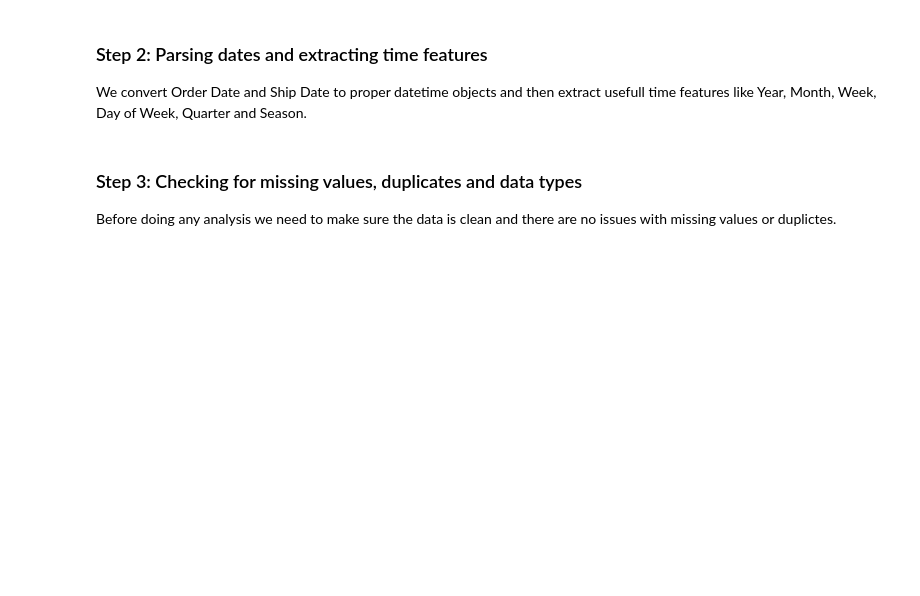
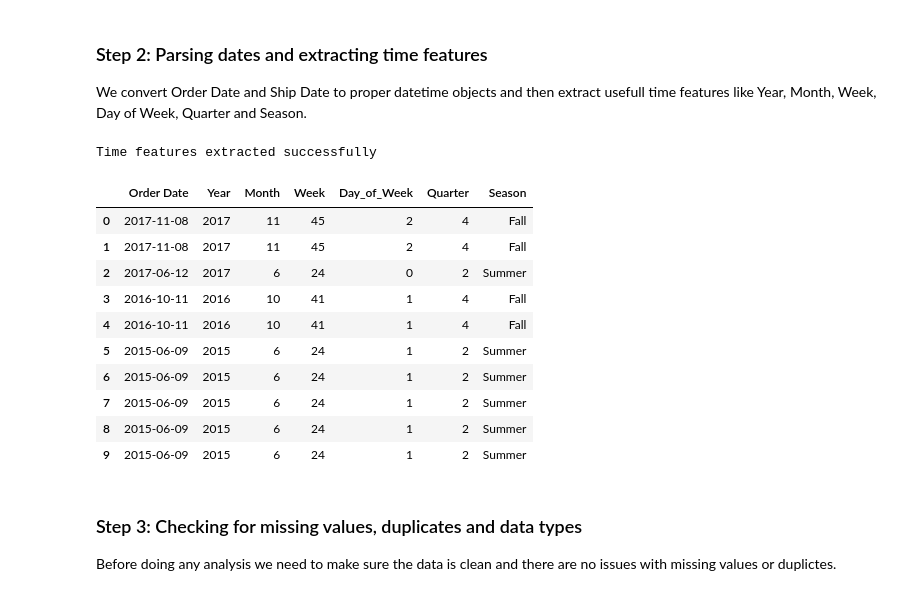
Before and after one commit to shrx404/Predictive-Sales-Forecasting, a Jupyter notebook: analysis.ipynb, the cells around one changed output. Drawn from its saved outputs; the diff is of its cells as text; code cells hidden in the pictures; blank space fills up the shorter version.

```diff
--- a/analysis.ipynb
+++ b/analysis.ipynb
@@ -54,23 +64,36 @@ We convert Order Date and Ship Date to proper datetime objects and then extract
 # %%
 # parse dates
 df['Order Date'] = pd.to_datetime(df['Order Date'], format='mixed', dayfirst=True)
 df['Ship Date'] = pd.to_datetime(df['Ship Date'], format='mixed', dayfirst=True)
 
 # extract time features
 df['Year'] = df['Order Date'].dt.year
 df['Month'] = df['Order Date'].dt.month
-df['Week'] = df['Order Date'].dt.isocalendar().week.astype(int)
+df['Week'] = df['Order Date'].dt.isocalendar()['week'].astype(int)
 df['Day_of_Week'] = df['Order Date'].dt.dayofweek
 df['Quarter'] = df['Order Date'].dt.quarter
 
 # season mapping
 season_map = {1: 'Winter', 2: 'Winter', 3: 'Spring', 4: 'Spring',
               5: 'Spring', 6: 'Summer', 7: 'Summer', 8: 'Summer',
               9: 'Fall', 10: 'Fall', 11: 'Fall', 12: 'Winter'}
 df['Season'] = df['Month'].map(season_map)
 
 print("Time features extracted successfully")
 df[['Order Date', 'Year', 'Month', 'Week', 'Day_of_Week', 'Quarter', 'Season']].head(10)
+# %% [output]
+Time features extracted successfully
+|  | Order Date | Year | Month | Week | Day_of_Week | Quarter | Season |
+| 0 | 2017-11-08 | 2017 | 11 | 45 | 2 | 4 | Fall |
+| 1 | 2017-11-08 | 2017 | 11 | 45 | 2 | 4 | Fall |
+| 2 | 2017-06-12 | 2017 | 6 | 24 | 0 | 2 | Summer |
+| 3 | 2016-10-11 | 2016 | 10 | 41 | 1 | 4 | Fall |
+| 4 | 2016-10-11 | 2016 | 10 | 41 | 1 | 4 | Fall |
+| 5 | 2015-06-09 | 2015 | 6 | 24 | 1 | 2 | Summer |
+| 6 | 2015-06-09 | 2015 | 6 | 24 | 1 | 2 | Summer |
+| 7 | 2015-06-09 | 2015 | 6 | 24 | 1 | 2 | Summer |
+| 8 | 2015-06-09 | 2015 | 6 | 24 | 1 | 2 | Summer |
+| 9 | 2015-06-09 | 2015 | 6 | 24 | 1 | 2 | Summer |
 # %% [markdown]
 ### Step 3: Checking for missing values, duplicates and data types
 
```
Also changed, not shown: parts of 20 cells of this notebook, 19 other files.
